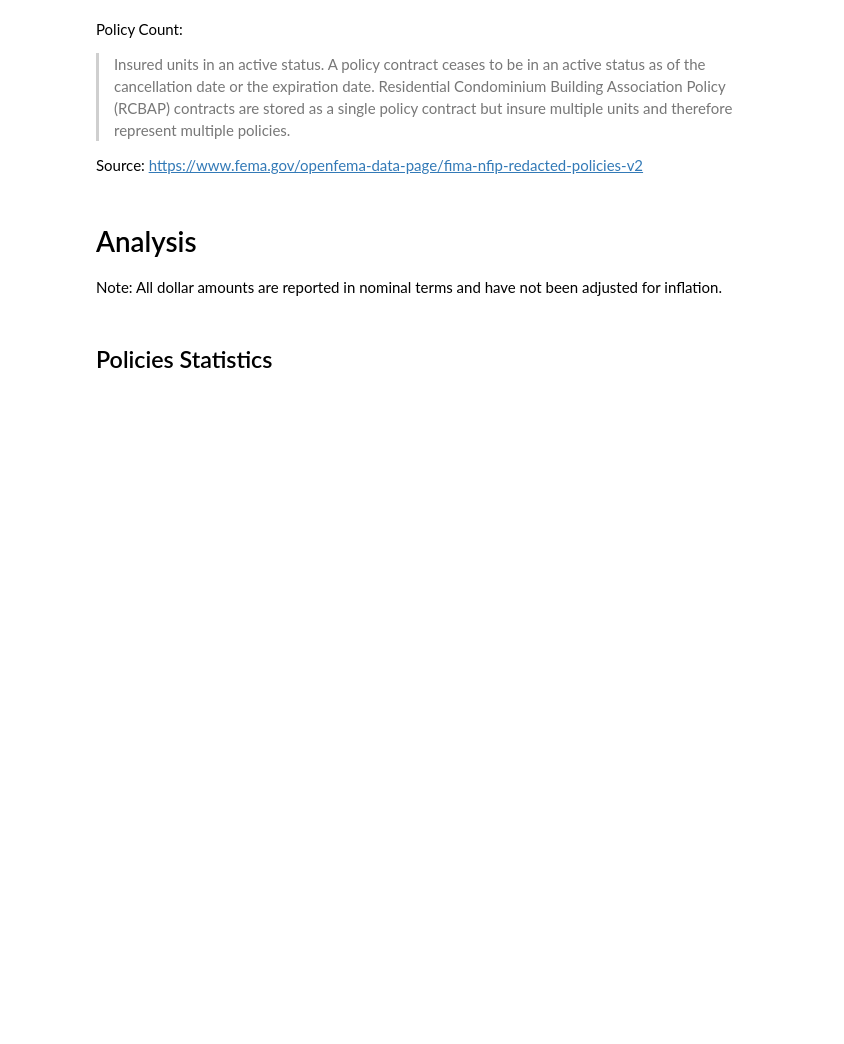
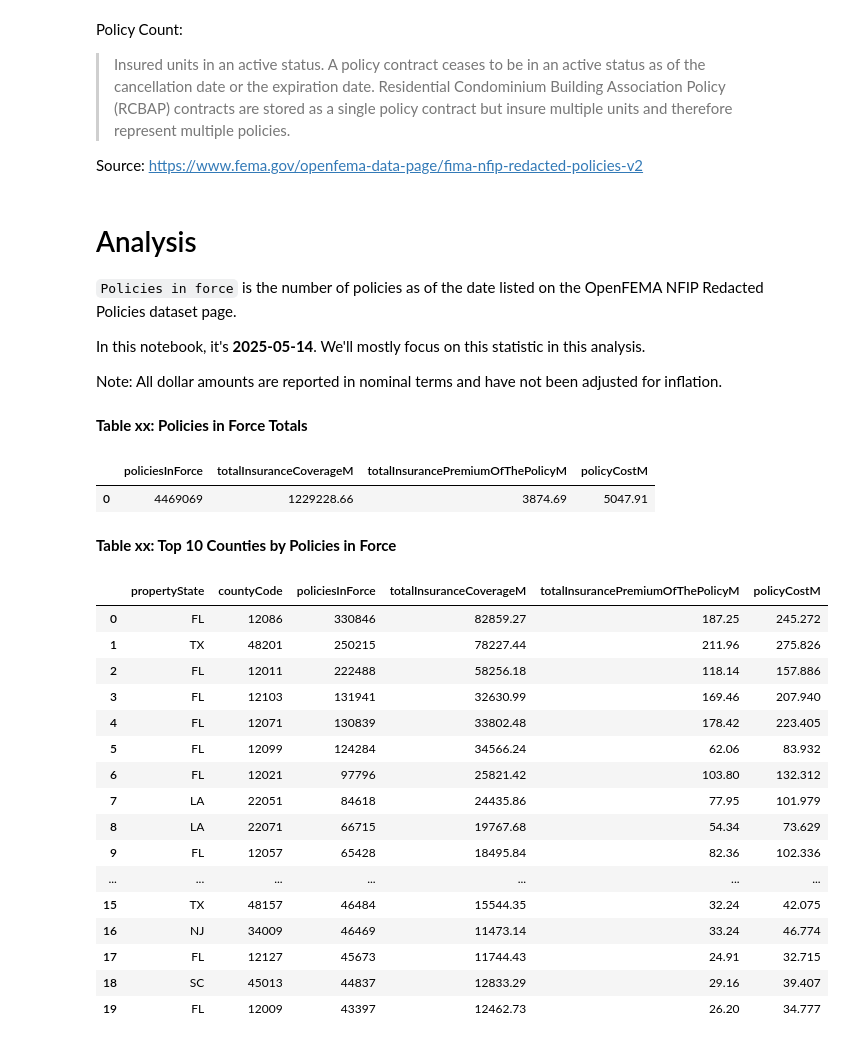
Before and after one commit to mebauer/duckdb-fema-nfip, a Jupyter notebook: analysis-policies.ipynb, the cells around one changed output. Drawn from its saved outputs; the diff is of its cells as text; code cells hidden in the pictures; blank space fills up the shorter version.

```diff
--- a/analysis-policies.ipynb
+++ b/analysis-policies.ipynb
@@ -317,6 +304,58 @@ Policy Count:
 Source: https://www.fema.gov/openfema-data-page/fima-nfip-redacted-policies-v2
 # %% [markdown]
 # Analysis
+`Policies in force` is the number of policies as of the date listed on the OpenFEMA NFIP Redacted Policies dataset page.
+
+In this notebook, it's **2025-05-14**. We'll mostly focus on this statistic in this analysis.
+
 Note: All dollar amounts are reported in nominal terms and have not been adjusted for inflation.
-# %% [markdown]
-## Policies Statistics
+# %% [markdown]
+**Table xx: Policies in Force Totals**
+# %%
+con.sql("""
+    SELECT
+        SUM(policyCount)::BIGINT AS policiesInForce,
+        ROUND(SUM(totalBuildingInsuranceCoverage + totalContentsInsuranceCoverage) / 1_000_000.0, 2) AS totalInsuranceCoverageM,
+        ROUND(SUM(totalInsurancePremiumOfThePolicy) / 1_000_000.0, 2) AS totalInsurancePremiumOfThePolicyM,
+        ROUND(SUM(policyCost) / 1_000_000.0, 3) AS policyCostM
+    FROM policies
+    WHERE policyTerminationDate > '2025-05-14'
+""").df()
+# %% [output]
+|  | policiesInForce | totalInsuranceCoverageM | totalInsurancePremiumOfThePolicyM | policyCostM |
+| 0 | 4469069 | 1229228.66 | 3874.69 | 5047.91 |
+# %% [markdown]
+**Table xx: Top 10 Counties by Policies in Force**
+# %%
+con.sql("""
+    SELECT
+        propertyState,
+        countyCode,
+        SUM(policyCount)::BIGINT AS policiesInForce,
+        ROUND(SUM(totalBuildingInsuranceCoverage + totalContentsInsuranceCoverage) / 1_000_000.0, 2) AS totalInsuranceCoverageM,
+        ROUND(SUM(totalInsurancePremiumOfThePolicy) / 1_000_000.0, 2) AS totalInsurancePremiumOfThePolicyM,
+        ROUND(SUM(policyCost) / 1_000_000.0, 3) AS policyCostM,
+    FROM policies
+    WHERE policyTerminationDate > '2025-05-14'
+    GROUP BY ALL
+    ORDER BY policiesInForce DESC
+    LIMIT 20
+""").df()
+# %% [output]
+|  | propertyState | countyCode | policiesInForce | totalInsuranceCoverageM | totalInsurancePremiumOfThePolicyM | policyCostM |
+| 0 | FL | 12086 | 330846 | 82859.27 | 187.25 | 245.272 |
+| 1 | TX | 48201 | 250215 | 78227.44 | 211.96 | 275.826 |
+| 2 | FL | 12011 | 222488 | 58256.18 | 118.14 | 157.886 |
+| 3 | FL | 12103 | 131941 | 32630.99 | 169.46 | 207.940 |
+| 4 | FL | 12071 | 130839 | 33802.48 | 178.42 | 223.405 |
+| 5 | FL | 12099 | 124284 | 34566.24 | 62.06 | 83.932 |
+| 6 | FL | 12021 | 97796 | 25821.42 | 103.80 | 132.312 |
+| 7 | LA | 22051 | 84618 | 24435.86 | 77.95 | 101.979 |
+| 8 | LA | 22071 | 66715 | 19767.68 | 54.34 | 73.629 |
+| 9 | FL | 12057 | 65428 | 18495.84 | 82.36 | 102.336 |
+| ... | ... | ... | ... | ... | ... | ... |
+| 15 | TX | 48157 | 46484 | 15544.35 | 32.24 | 42.075 |
+| 16 | NJ | 34009 | 46469 | 11473.14 | 33.24 | 46.774 |
+| 17 | FL | 12127 | 45673 | 11744.43 | 24.91 | 32.715 |
+| 18 | SC | 45013 | 44837 | 12833.29 | 29.16 | 39.407 |
+| 19 | FL | 12009 | 43397 | 12462.73 | 26.20 | 34.777 |
```
Also changed, not shown: parts of 30 cells of this notebook, 2 other files.
